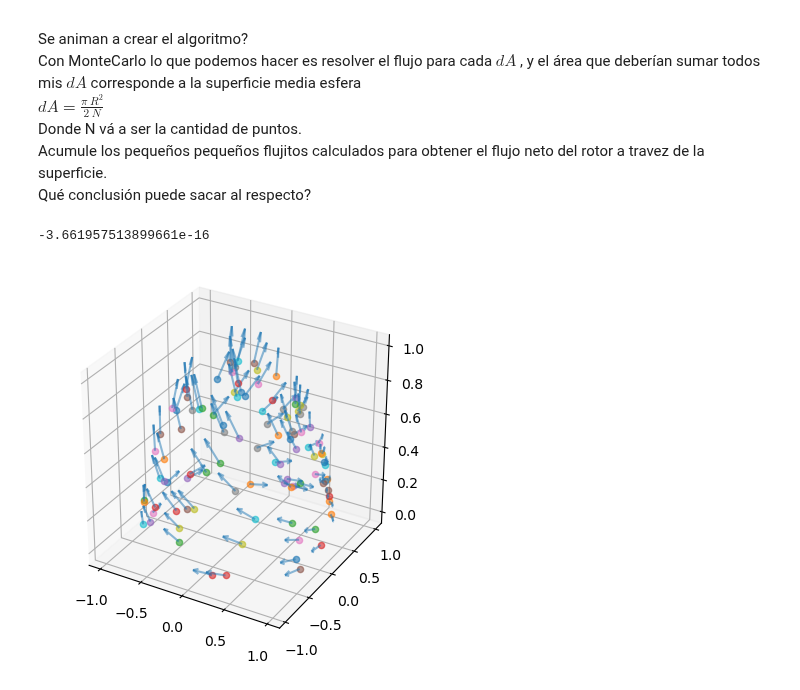
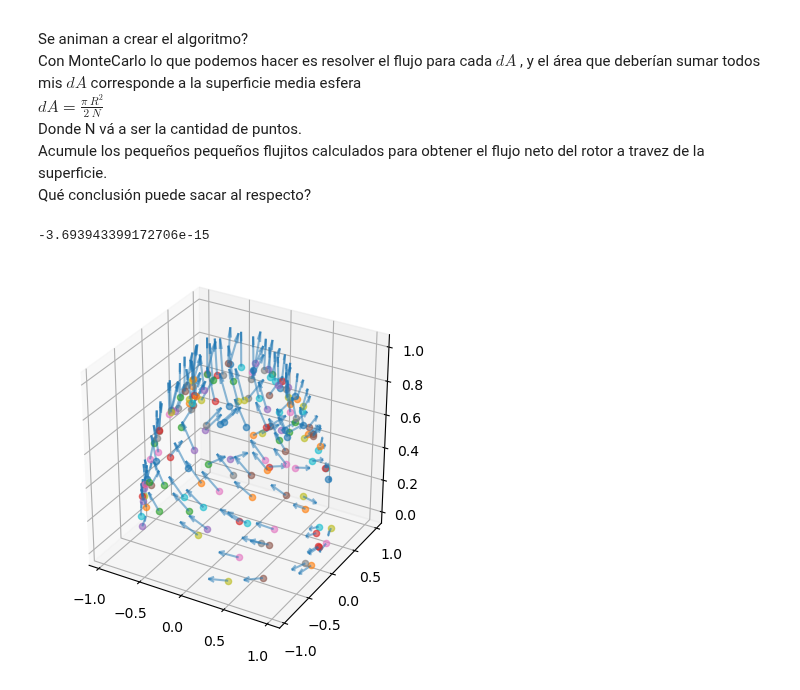
Before and after one commit to dai-dominikow/INSPT-Computacion-III, a Jupyter notebook: Resoluciones-primer-parcial/MC_Teorema_Stockes.ipynb, the cells around one changed output. Saved outputs shown, nothing was run; the diff lists cells and outputs as text; code cells hidden in the pictures.

```diff
--- a/Resoluciones-primer-parcial/MC_Teorema_Stockes.ipynb
+++ b/Resoluciones-primer-parcial/MC_Teorema_Stockes.ipynb
@@ -32,7 +32,7 @@ import matplotlib.pyplot as plt
 import numpy as np
 import math
 
-N = 100 #cantidad de iteraciones
+N = 150 #cantidad de iteraciones
 R = 1 #radio de la esfera
 dr = 0.001 #espesor cascara
 dA = (0.5*math.pi*R**2)/N
@@ -51,32 +51,32 @@ def rotor(campo): #hacemos cada derivada por el metodo de diferencias centrales
     dfydx = ( n(np.array([x+h,y,z]))[1] - n(np.array([x-h,y,z]))[1] ) / (2*h)
     dfydz = ( n(np.array([x,y,z+h]))[1] - n(np.array([x,y,z-h]))[1] ) / (2*h)
     dfzdx = ( n(np.array([x+h,y,z]))[2] - n(np.array([x-h,y,z]))[2] ) / (2*h)
     dfzdy = ( n(np.array([x,y+h,z]))[2] - n(np.array([x,y-h,z]))[2] ) / (2*h)
     return np.array([ dfzdy-dfydz, dfxdz-dfzdx, dfydx-dfxdy ])
 
 
 i = 0
 fig = plt.figure()
 ax = fig.add_subplot( aspect = 'equal',projection='3d')
 flujo =0
 
 while i < N:
     # para la posicion de 'dA' tengo que generar dos numeros random entre -1 y 1 para mis coordenadas x, y,z.
     rx = (2 * np.random.random() -1)
     ry = (2 * np.random.random() -1)
     rz = (2 * np.random.random() -1)
     rt = R * np.array([rx,ry,rz])
     u=ry
     v=-rx
     w=rz
     if np.linalg.norm(rt) > R - dr and np.linalg.norm(rt)< R + dr and rt[2]>0:  # si el punto random esta en la superficie, le calculo el flujo a traves
       ax.scatter(rt[0],rt[1],rt[2], alpha=0.6)
       dflujo = np.dot(rotor(F(rt)),n(F(rt))) * dA # el flujo del rotor a traves de la superficie
       flujo = flujo + dflujo
       ax.quiver(rx,ry,rz,u,v,w,length=np.linalg.norm(rt)/5,alpha=0.5)
 
       i+=1
 print(flujo)
 # %% [output]
--3.661957513899661e-16
+-3.693943399172706e-15
-[figure, old version]
+[figure, new version]
```
Also changed, not shown: parts of 1 cell of this notebook, 7 other files.
